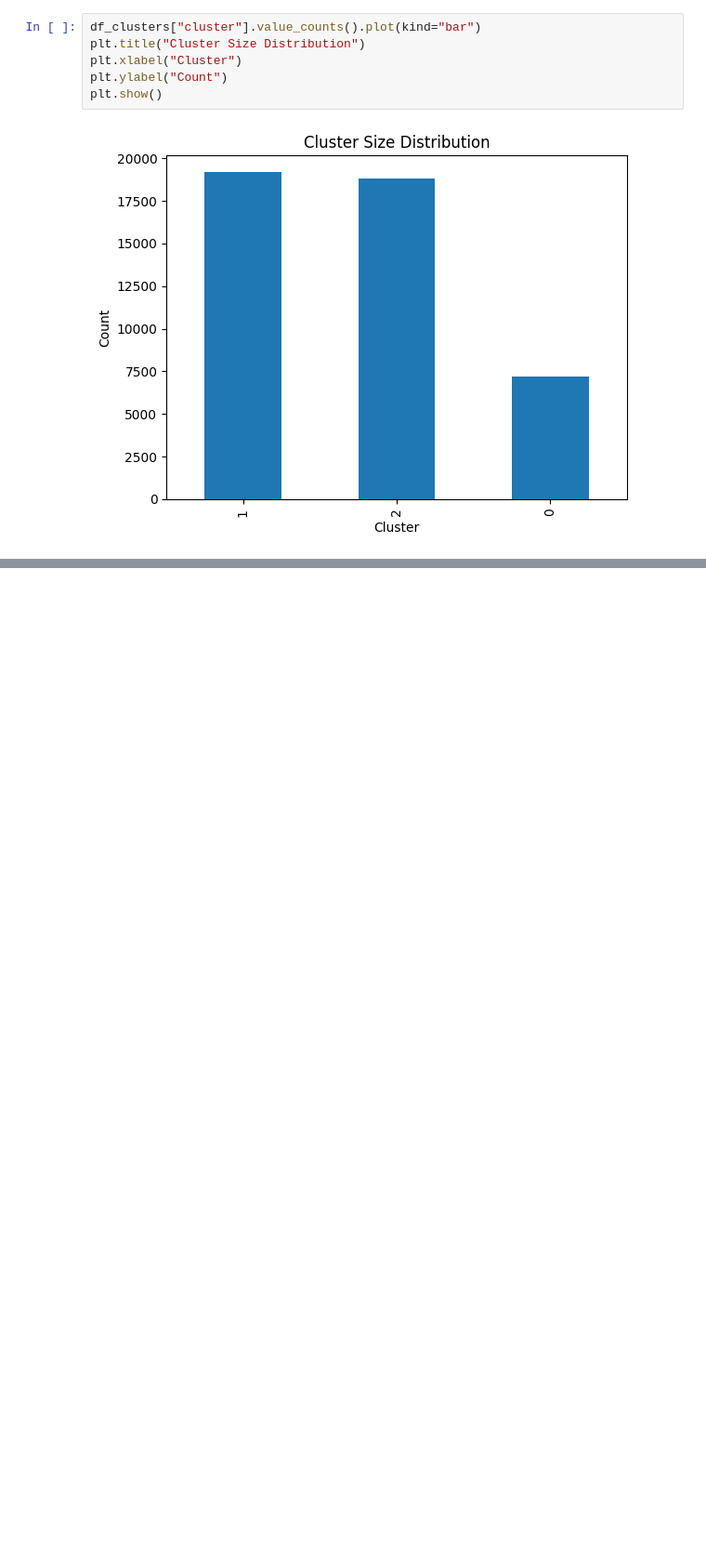
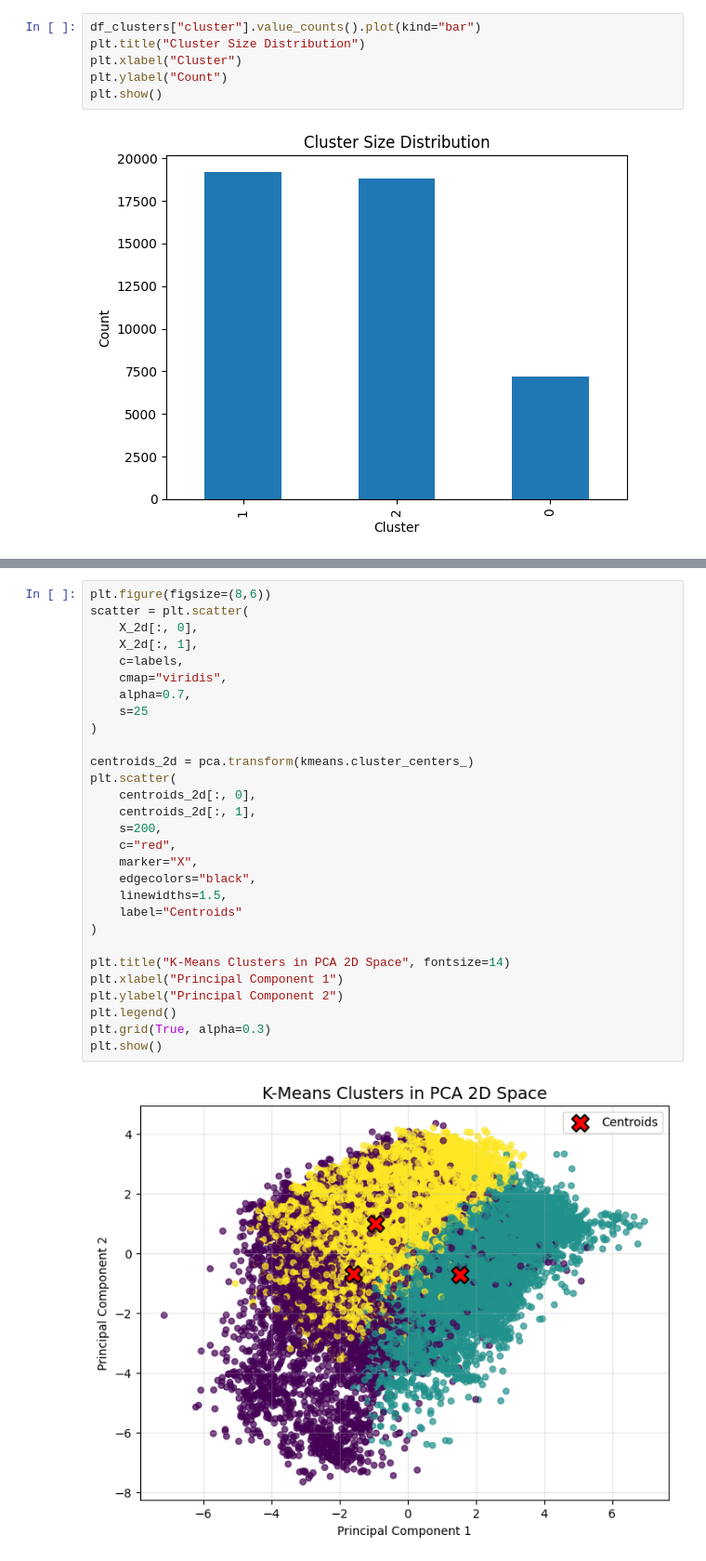
Before and after one commit to mk251-stack/INDE-577-Final-Project, a Jupyter notebook: examples/Unsupervised_Learning/K_Means_Clustering/K_Means_Clustering.ipynb, the cells around one changed output, grey strips where cells are left out. Shown at 93% size. Saved outputs shown, nothing was run; the diff lists cells and outputs as text; blank space fills up the shorter version.

Commit message:
update kmeans example and dr src

```diff
--- a/examples/Unsupervised_Learning/K_Means_Clustering/K_Means_Clustering.ipynb
+++ b/examples/Unsupervised_Learning/K_Means_Clustering/K_Means_Clustering.ipynb
@@ -277,0 +253,31 @@ plt.show()
+# %%
+plt.figure(figsize=(8,6))
+scatter = plt.scatter(
+    X_2d[:, 0],
+    X_2d[:, 1],
+    c=labels,
+    cmap="viridis",
+    alpha=0.7,
+    s=25
+)
+
+centroids_2d = pca.transform(kmeans.cluster_centers_)
+plt.scatter(
+    centroids_2d[:, 0],
+    centroids_2d[:, 1],
+    s=200,
+    c="red",
+    marker="X",
+    edgecolors="black",
+    linewidths=1.5,
+    label="Centroids"
+)
+
+plt.title("K-Means Clusters in PCA 2D Space", fontsize=14)
+plt.xlabel("Principal Component 1")
+plt.ylabel("Principal Component 2")
+plt.legend()
+plt.grid(True, alpha=0.3)
+plt.show()
+# %% [output]
+[figure, added]
```
Also changed, not shown: parts of 10 cells of this notebook, 1 other file.
